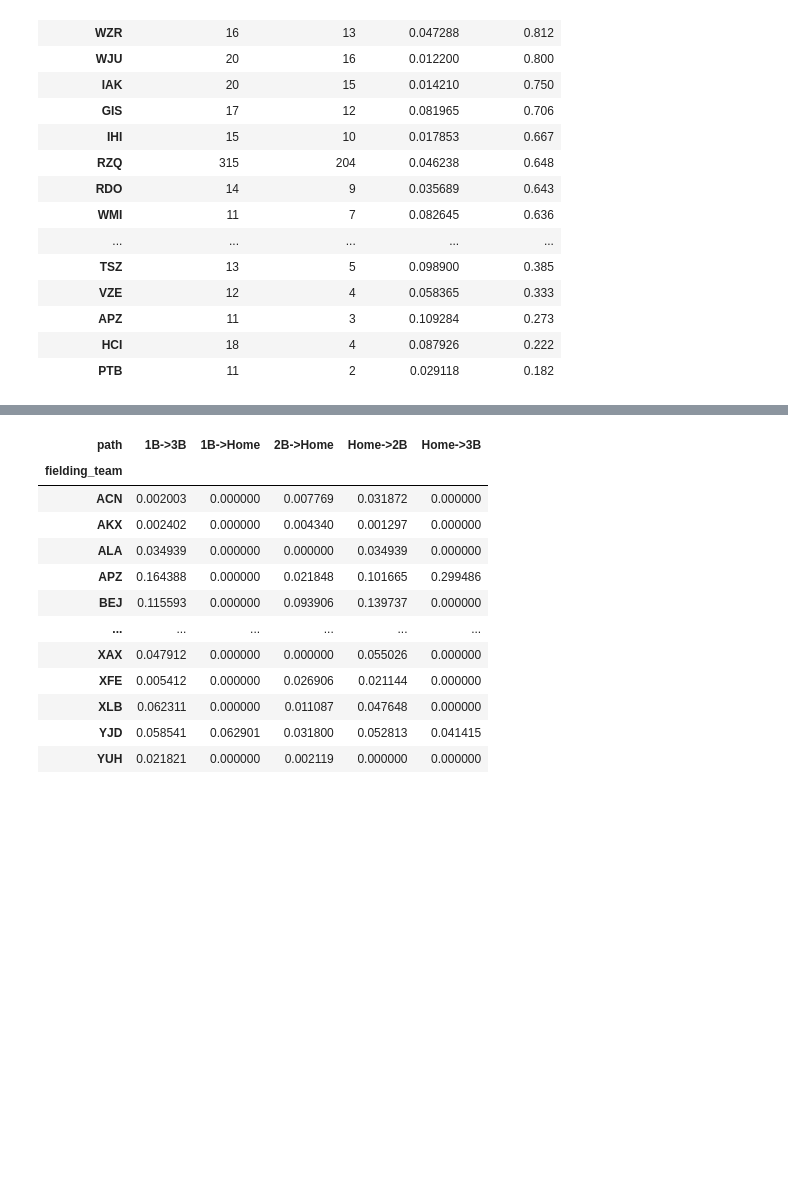
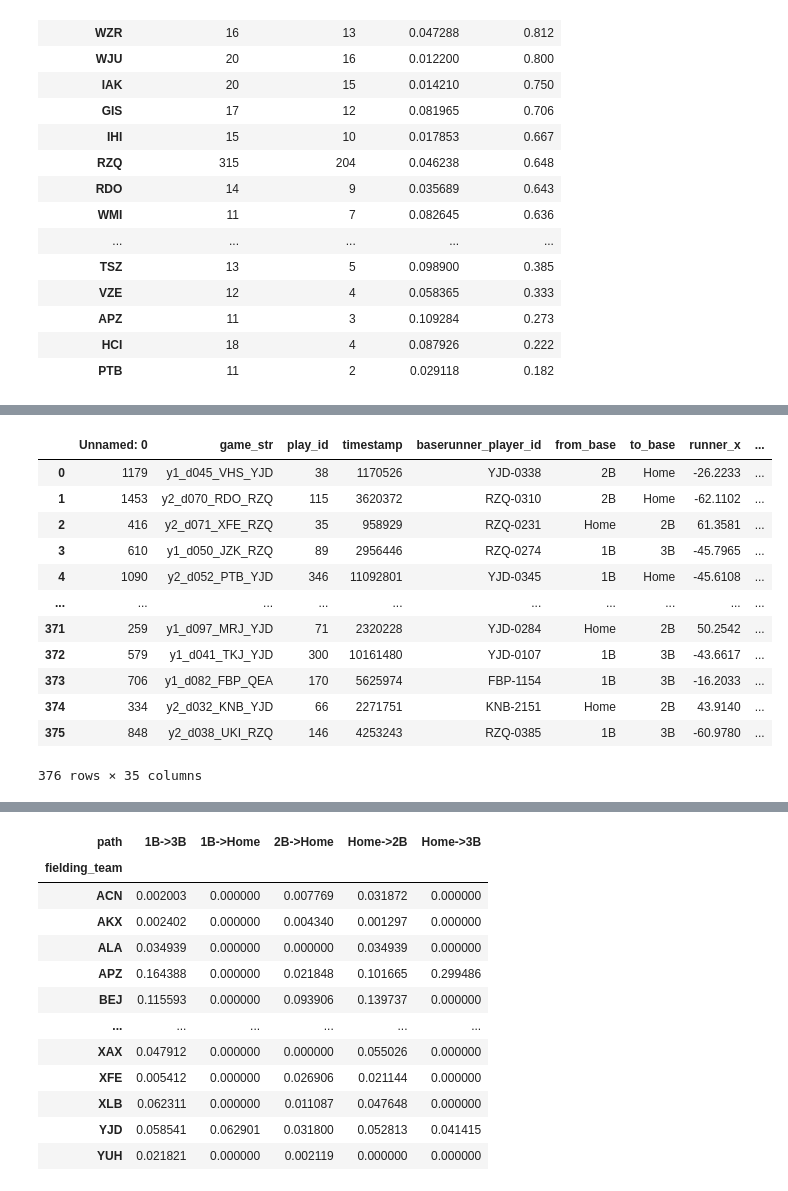
Before and after one commit to alexfrederick1/The-Man-in-the-Middle, a Jupyter notebook: Calculations/team_based_analysis.ipynb, the cells around one changed output, grey strips where cells are left out. Cells and saved outputs as stored; diff of their text form; code cells hidden in the pictures; blank space fills up the shorter version.

```diff
--- a/Calculations/team_based_analysis.ipynb
+++ b/Calculations/team_based_analysis.ipynb
@@ -166,3 +153,20 @@ ev_pivoted
+# %%
+results_df = pd.read_csv('results_df.csv')
+results_df
+# %% [output]
+|  | Unnamed: 0 | game_str | play_id | timestamp | baserunner_player_id | from_base | to_base | runner_x | ... |
+| 0 | 1179 | y1_d045_VHS_YJD | 38 | 1170526 | YJD-0338 | 2B | Home | -26.2233 | ... |
+| 1 | 1453 | y2_d070_RDO_RZQ | 115 | 3620372 | RZQ-0310 | 2B | Home | -62.1102 | ... |
+| 2 | 416 | y2_d071_XFE_RZQ | 35 | 958929 | RZQ-0231 | Home | 2B | 61.3581 | ... |
+| 3 | 610 | y1_d050_JZK_RZQ | 89 | 2956446 | RZQ-0274 | 1B | 3B | -45.7965 | ... |
+| 4 | 1090 | y2_d052_PTB_YJD | 346 | 11092801 | YJD-0345 | 1B | Home | -45.6108 | ... |
+| ... | ... | ... | ... | ... | ... | ... | ... | ... | ... |
+| 371 | 259 | y1_d097_MRJ_YJD | 71 | 2320228 | YJD-0284 | Home | 2B | 50.2542 | ... |
+| 372 | 579 | y1_d041_TKJ_YJD | 300 | 10161480 | YJD-0107 | 1B | 3B | -43.6617 | ... |
+| 373 | 706 | y1_d082_FBP_QEA | 170 | 5625974 | FBP-1154 | 1B | 3B | -16.2033 | ... |
+| 374 | 334 | y2_d032_KNB_YJD | 66 | 2271751 | KNB-2151 | Home | 2B | 43.9140 | ... |
+| 375 | 848 | y2_d038_UKI_RZQ | 146 | 4253243 | RZQ-0385 | 1B | 3B | -60.9780 | ... |
+376 rows × 35 columns
 # %%
 # Prep for stacked bar chart
 stacked_decisions = (master_df[(master_df['path'] == '2B->Home') & (master_df['fielding_team'].isin(['QEA', 'RZQ', 'YJD']))]).groupby(['fielding_team', 'cutoff_decision']).size().unstack(fill_value = 0)
```
Also changed, not shown: parts of 6 cells of this notebook.
